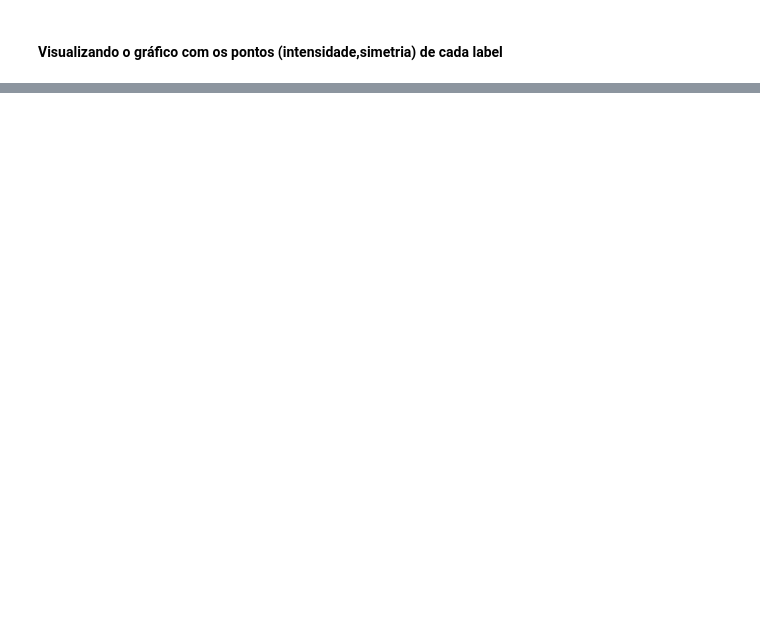
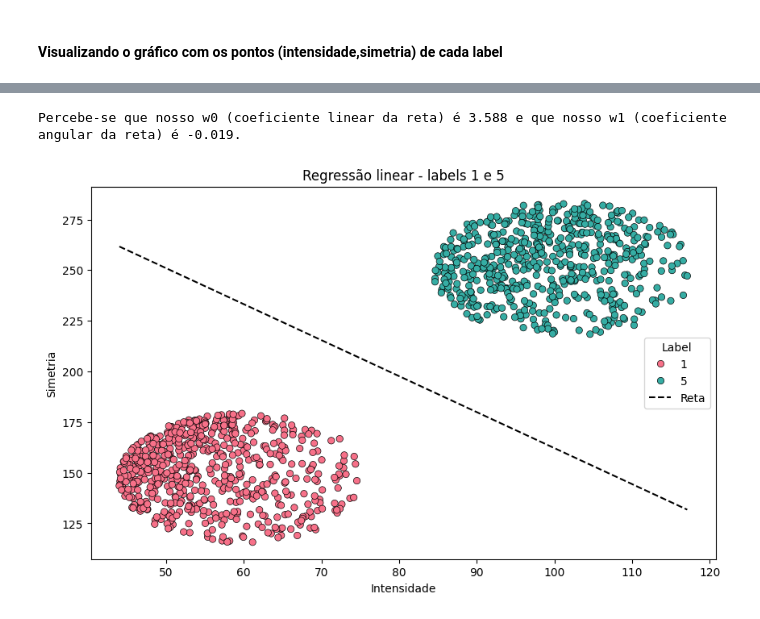
Before and after one commit to Thiagorcj/Projeto_ML, a Jupyter notebook: codes.ipynb, the cells around one changed output, grey strips where cells are left out. Cells and saved outputs as stored; diff of their text form; code cells hidden in the pictures; blank space fills up the shorter version.

```diff
--- a/codes.ipynb
+++ b/codes.ipynb
@@ -208,0 +277,14 @@ plt.show()
+# %%
+from funcs import LinearRegression
+
+filtered_df = filter_and_transform_df(df_train, 1, 5)
+X = filtered_df[['intensidade', 'simetria']]
+y = filtered_df['label_to_calculate']
+lr = LinearRegression()
+lr.fit(X,y)
+ws = lr.getW()
+print(f'Percebe-se que nosso w0 (coeficiente linear da reta) é {ws[0]:.3f} e que nosso w1 (coeficiente angular da reta) é {ws[1]:.3f}.\n')
+plot_intensity_vs_symmetry(filtered_df,weights=ws,title='Regressão linear - labels 1 e 5',save_path='imagens/rl_1_5.png')
+# %% [output]
+Percebe-se que nosso w0 (coeficiente linear da reta) é 3.588 e que nosso w1 (coeficiente angular da reta) é -0.019.
+[figure, added]
```
Also changed, not shown: parts of 9 cells of this notebook, 11 other files.
